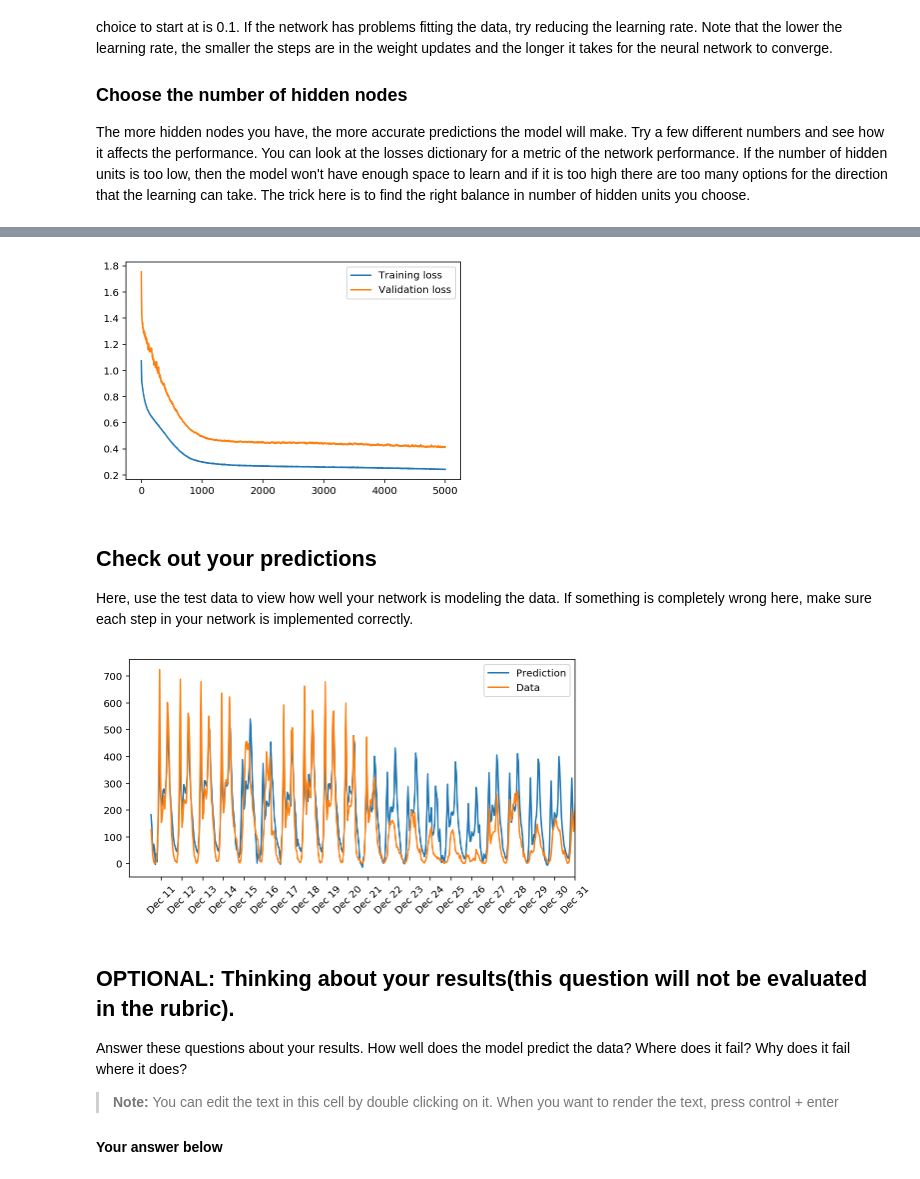
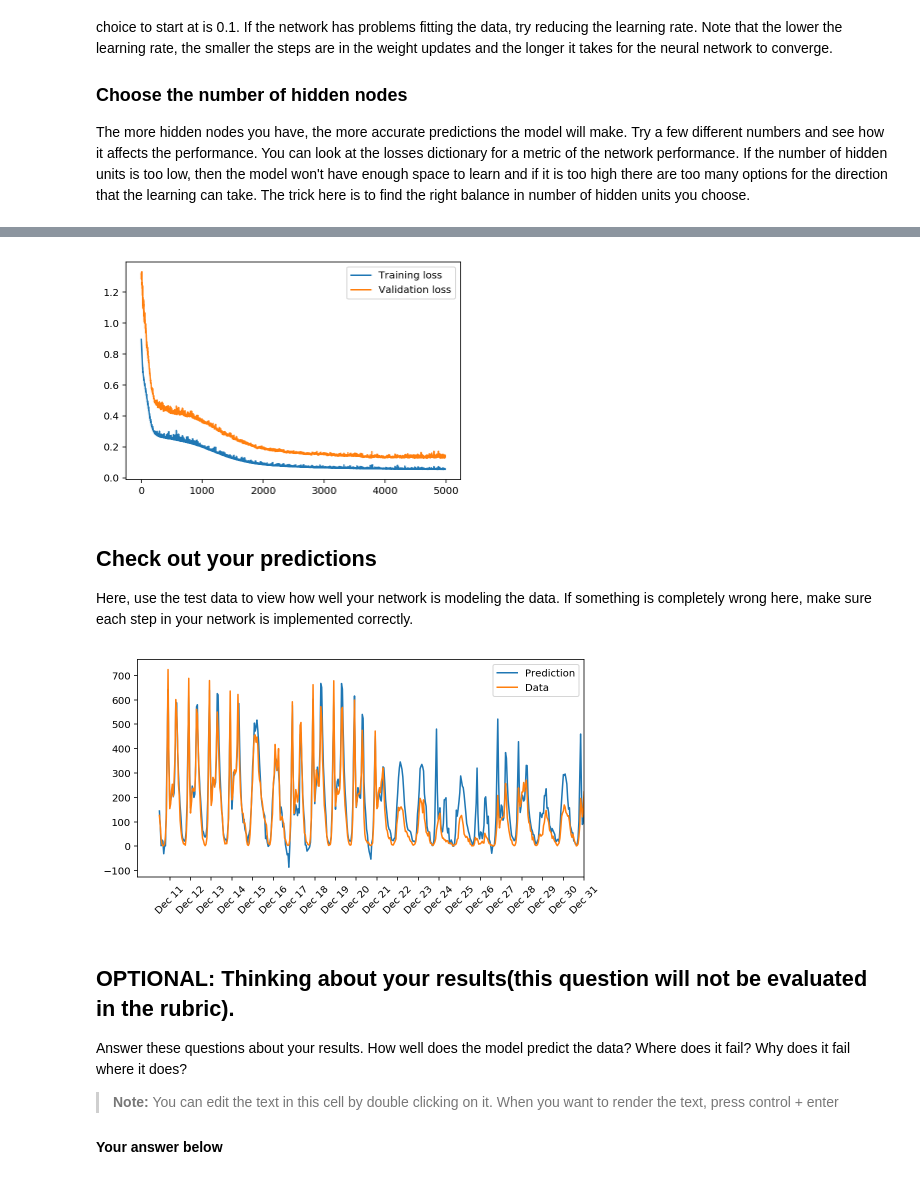
Before and after one commit to avilladsen/deep-learning, a Jupyter notebook: first-neural-network/DLND Your first neural network.ipynb, the cells around one changed output, grey strips where cells are left out. Drawn from its saved outputs; the diff is of its cells as text; code cells hidden in the pictures.

```diff
--- a/first-neural-network/DLND Your first neural network.ipynb
+++ b/first-neural-network/DLND Your first neural network.ipynb
@@ -282,8 +282,8 @@ import sys
 
 ### Set the hyperparameters here ###
 iterations = 5000
-learning_rate = 0.1
-hidden_nodes = 5
+learning_rate = 0.6
+hidden_nodes = 20
 output_nodes = 1
 
 N_i = train_features.shape[1]
@@ -312,10 +312,12 @@ Progress: 100.0% ... Training loss: 0.242 ... Validation loss: 0.415
 # %%
-plt.plot(losses['train'], label='Training loss')
-plt.plot(losses['validation'], label='Validation loss')
+# Skip the first few iterations since they can inflate the range
+# and squash the later, smaller changes that are of more interest
+plt.plot(losses['train'][10:], label='Training loss')
+plt.plot(losses['validation'][10:], label='Validation loss')
 plt.legend()
 _ = plt.ylim()
 # %% [output]
-[figure, old version]
+[figure, new version]
 # %% [markdown]
 ## Check out your predictions
 
@@ -335,7 +337,7 @@ dates = dates.apply(lambda d: d.strftime('%b %d'))
 ax.set_xticks(np.arange(len(dates))[12::24])
 _ = ax.set_xticklabels(dates[12::24], rotation=45)
 # %% [output]
-[figure, old version]
+[figure, new version]
 # %% [markdown]
 ## OPTIONAL: Thinking about your results(this question will not be evaluated in the rubric).
 
```
Also changed, not shown: parts of 2 cells of this notebook, 1 other file.
